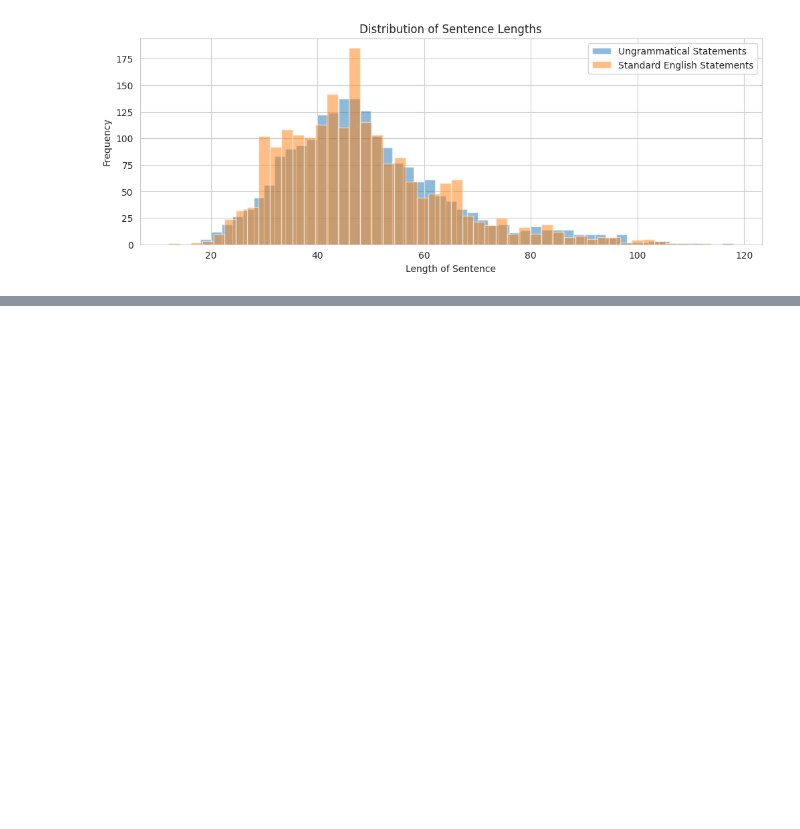
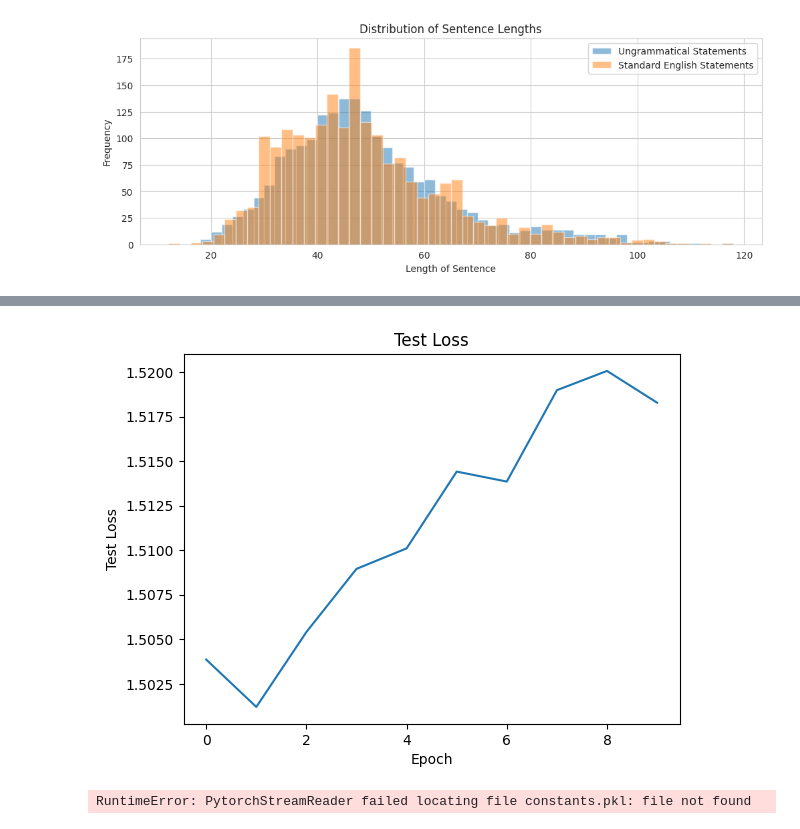
Before and after one commit to skbiswas0509/CSE499B-Grammatical-Error-Correction, a Jupyter notebook: CS499B_Grammar_Correction.ipynb, the cells around one changed output, grey strips where cells are left out. Saved outputs shown, nothing was run; the diff lists cells and outputs as text; code cells hidden in the pictures; blank space fills up the shorter version.

```diff
--- a/CS499B_Grammar_Correction.ipynb
+++ b/CS499B_Grammar_Correction.ipynb
@@ -664,0 +876,10 @@ plt.show()
+# %%
+plt.figsize=(12, 6)
+plt.plot(test_losses)
+plt.xlabel('Epoch')
+plt.ylabel('Test Loss')
+plt.title('Test Loss')
+
+plt.show()
+# %% [output]
+[figure, added]
@@ -664,0 +893,38 @@ plt.show()
+# %%
+import torch
+from transformers import BertForSequenceClassification, BertTokenizer
+
+# Load the pre-trained model and tokenizer
+
+model = torch.jit.load('/content/best_model.pth')
+device = torch.device('cuda' if torch.cuda.is_available() else 'cpu')
+model.to(device)
+model.eval()
+
+# Define the error classes
+error_classes = df['Error Type'].unique()
+
+def detect_errors(text):
+    # Tokenize the input text
+    input_ids = tokenizer.encode(text, return_tensors='pt').to(device)
+
+    # Get the model's prediction
+    with torch.no_grad():
+        output = model(input_ids)[0]
+        _, predicted = torch.max(output, 1)
+
+    # Get the predicted error class
+    predicted_error = error_classes[predicted.item()]
+
+    return predicted_error
+
+# Example usage
+while True:
+    user_input = input("Enter a sentence (or 'q' to quit): ")
+    if user_input.lower() == 'q':
+        break
+
+    error_type = detect_errors(user_input)
+    print(f"Detected error: {error_type}")
+# %% [output]
+RuntimeError: PytorchStreamReader failed locating file constants.pkl: file not found
```
Also changed, not shown: parts of 40 cells of this notebook.
